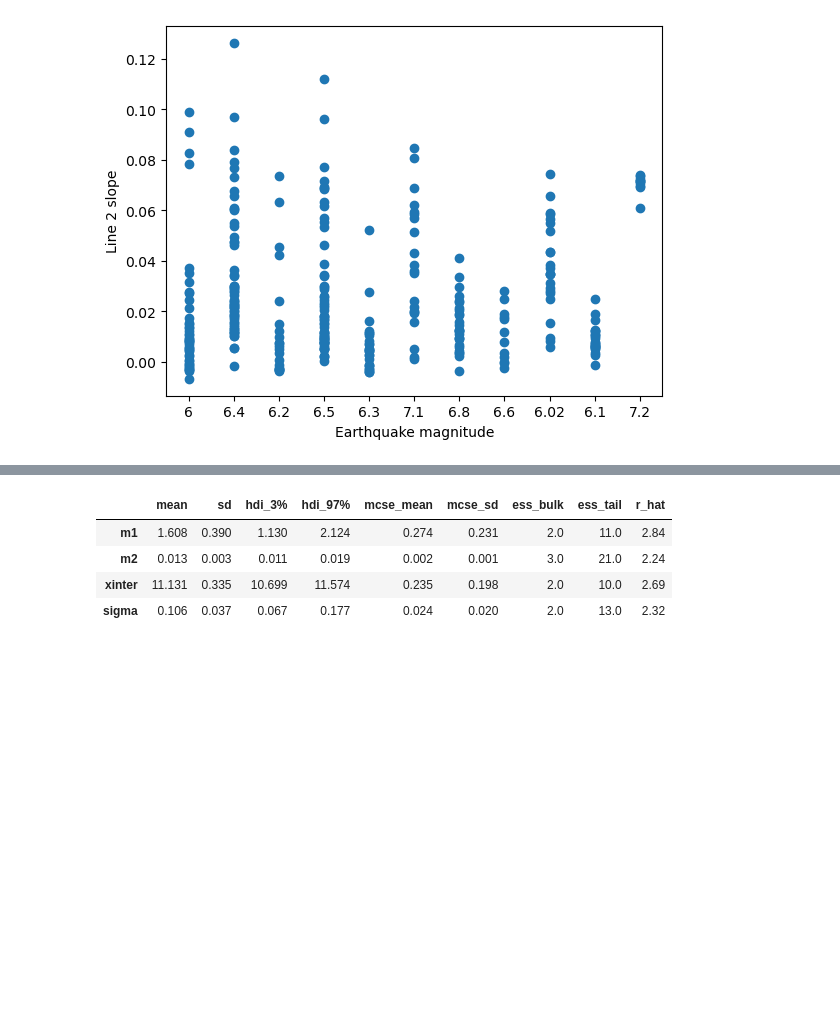
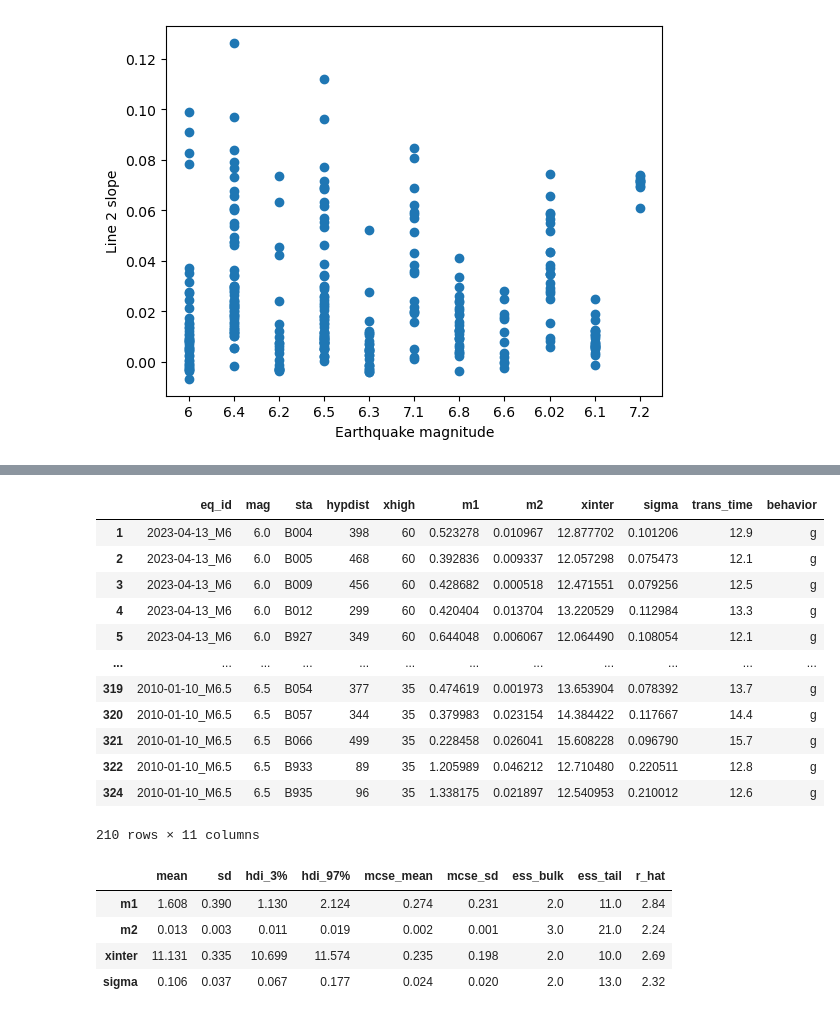
Before and after one commit to UO-Geophysics/strain, a Jupyter notebook: ipynbs/20_calculate_MCMC_straight_lines_on_peak_strain.ipynb, the cells around one changed output, grey strips where cells are left out. Drawn from its saved outputs; the diff is of its cells as text; code cells hidden in the pictures; blank space fills up the shorter version.

```diff
--- a/ipynbs/20_calculate_MCMC_straight_lines_on_peak_strain.ipynb
+++ b/ipynbs/20_calculate_MCMC_straight_lines_on_peak_strain.ipynb
@@ -516,0 +534,18 @@ pd_mcmc.to_csv(path_to_files + 'mcmc_results_summary.csv')
+# %%
+good_results = mcmc_results_class_by_eye[mcmc_results_class_by_eye['behavior'] == 'g']
+bad_results = mcmc_results_class_by_eye[mcmc_results_class_by_eye['behavior'] == 'b']
+good_results
+# %% [output]
+|  | eq_id | mag | sta | hypdist | xhigh | m1 | m2 | xinter | sigma | trans_time | behavior |
+| 1 | 2023-04-13_M6 | 6.0 | B004 | 398 | 60 | 0.523278 | 0.010967 | 12.877702 | 0.101206 | 12.9 | g |
+| 2 | 2023-04-13_M6 | 6.0 | B005 | 468 | 60 | 0.392836 | 0.009337 | 12.057298 | 0.075473 | 12.1 | g |
+| 3 | 2023-04-13_M6 | 6.0 | B009 | 456 | 60 | 0.428682 | 0.000518 | 12.471551 | 0.079256 | 12.5 | g |
+| 4 | 2023-04-13_M6 | 6.0 | B012 | 299 | 60 | 0.420404 | 0.013704 | 13.220529 | 0.112984 | 13.3 | g |
+| 5 | 2023-04-13_M6 | 6.0 | B927 | 349 | 60 | 0.644048 | 0.006067 | 12.064490 | 0.108054 | 12.1 | g |
+| ... | ... | ... | ... | ... | ... | ... | ... | ... | ... | ... | ... |
+| 319 | 2010-01-10_M6.5 | 6.5 | B054 | 377 | 35 | 0.474619 | 0.001973 | 13.653904 | 0.078392 | 13.7 | g |
+| 320 | 2010-01-10_M6.5 | 6.5 | B057 | 344 | 35 | 0.379983 | 0.023154 | 14.384422 | 0.117667 | 14.4 | g |
+| 321 | 2010-01-10_M6.5 | 6.5 | B066 | 499 | 35 | 0.228458 | 0.026041 | 15.608228 | 0.096790 | 15.7 | g |
+| 322 | 2010-01-10_M6.5 | 6.5 | B933 | 89 | 35 | 1.205989 | 0.046212 | 12.710480 | 0.220511 | 12.8 | g |
+| 324 | 2010-01-10_M6.5 | 6.5 | B935 | 96 | 35 | 1.338175 | 0.021897 | 12.540953 | 0.210012 | 12.6 | g |
+210 rows × 11 columns
```
Also changed, not shown: parts of 2 cells of this notebook, 2 other files.
